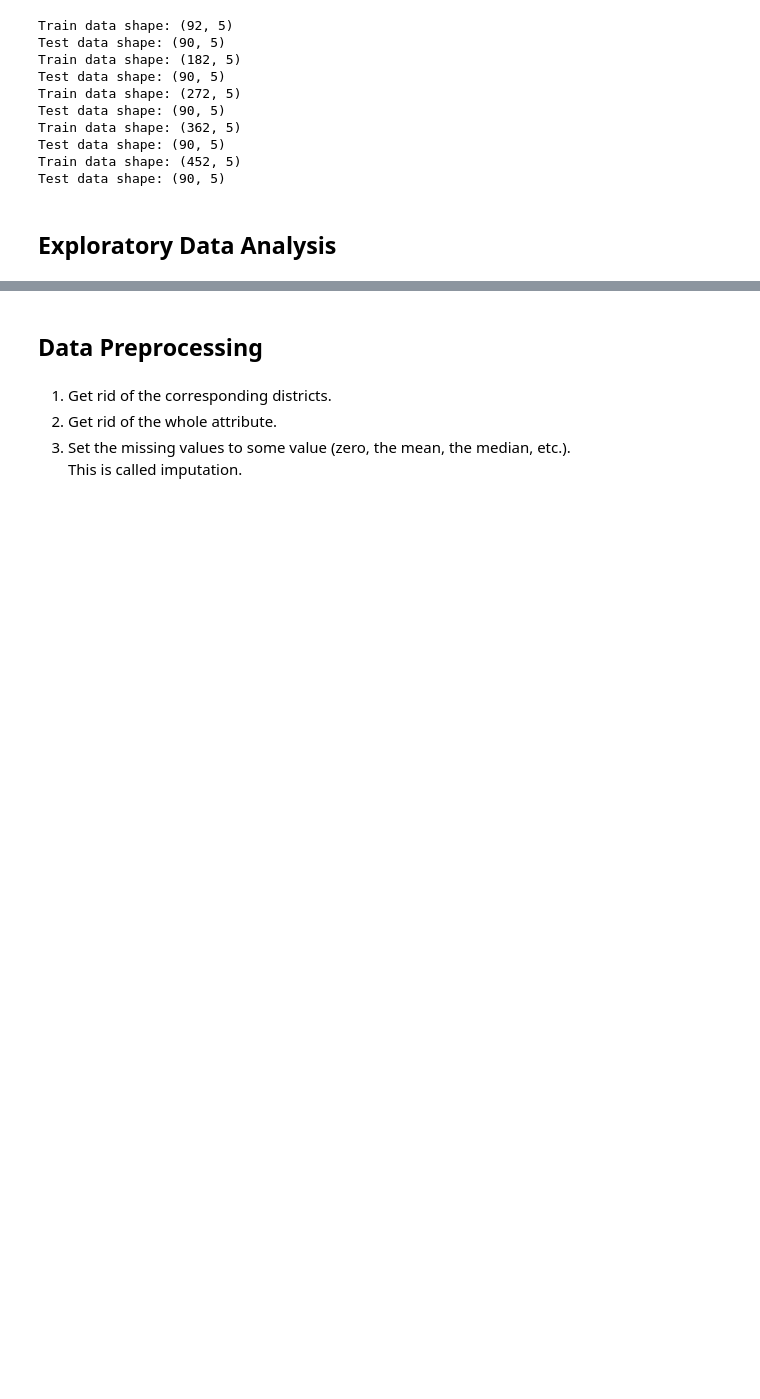
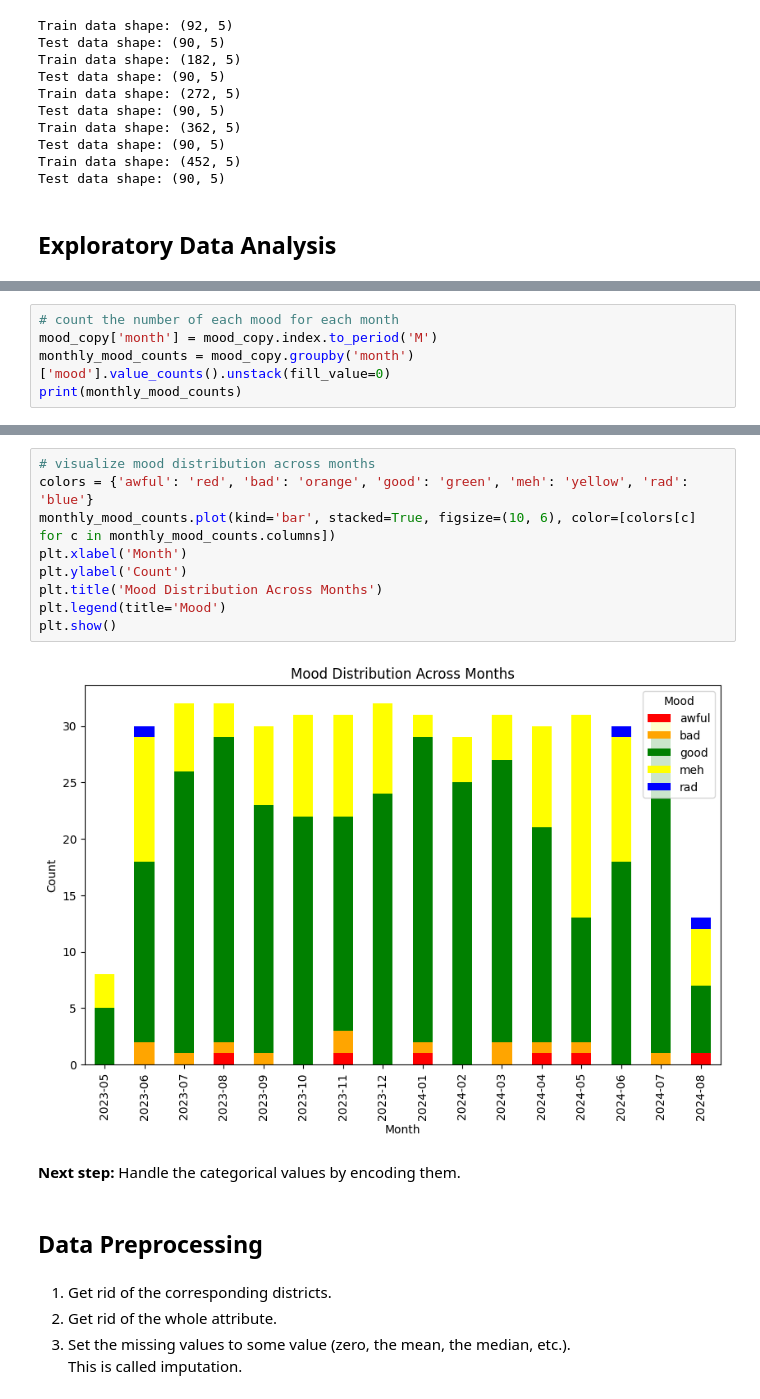
Before and after one commit to samservo09/mood-trend, a Jupyter notebook: mood_trend.ipynb, the cells around one changed output, grey strips where cells are left out. Drawn from its saved outputs; the diff is of its cells as text; blank space fills up the shorter version.

```diff
--- a/mood_trend.ipynb
+++ b/mood_trend.ipynb
@@ -172,0 +220,5 @@ Test data shape: (90, 5)
+# %%
+# count the number of each mood for each month
+mood_copy['month'] = mood_copy.index.to_period('M')
+monthly_mood_counts = mood_copy.groupby('month')['mood'].value_counts().unstack(fill_value=0)
+print(monthly_mood_counts)
@@ -173,3 +244,16 @@ Test data shape: (90, 5)
+# %%
+# visualize mood distribution across months
+colors = {'awful': 'red', 'bad': 'orange', 'good': 'green', 'meh': 'yellow', 'rad': 'blue'}
+monthly_mood_counts.plot(kind='bar', stacked=True, figsize=(10, 6), color=[colors[c] for c in monthly_mood_counts.columns])
+plt.xlabel('Month')
+plt.ylabel('Count')
+plt.title('Mood Distribution Across Months')
+plt.legend(title='Mood')
+plt.show()
+# %% [output]
+[figure, added]
+# %% [markdown]
+**Next step:** Handle the categorical values by encoding them.
 # %% [markdown]
 ## Data Preprocessing
 # %% [markdown]
```
Also changed, not shown: parts of 10 cells of this notebook.
